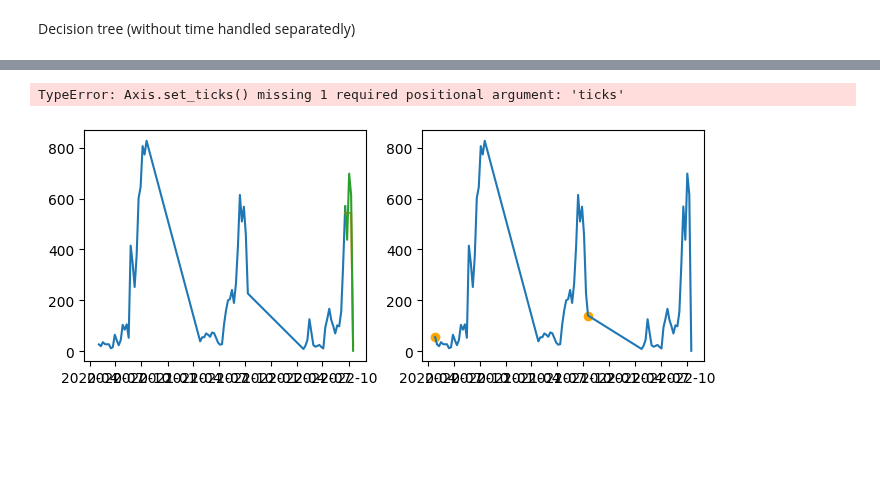
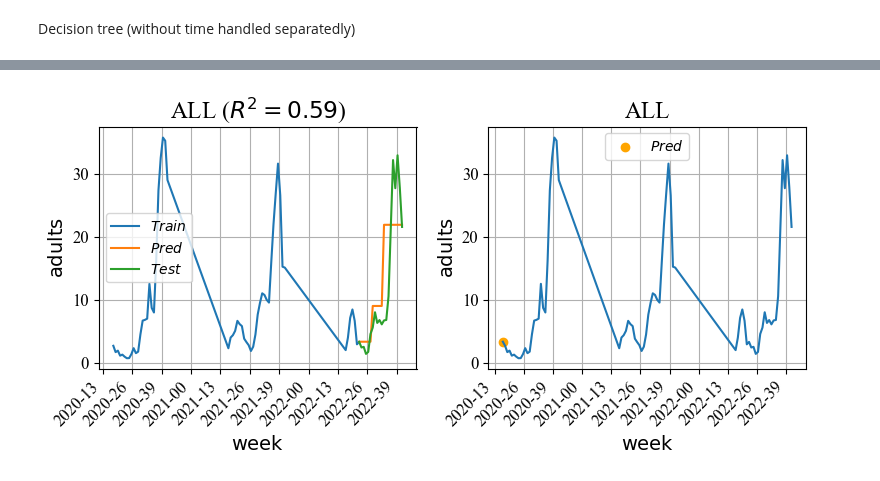
Before and after one commit to big-unibo/explain, a Jupyter notebook: intentional/src/main/python/predict.ipynb, the cells around one changed output, grey strips where cells are left out. Saved outputs shown, nothing was run; the diff lists cells and outputs as text; code cells hidden in the pictures; blank space fills up the shorter version.

```diff
--- a/intentional/src/main/python/predict.ipynb
+++ b/intentional/src/main/python/predict.ipynb
@@ -75,5 +50,0 @@ please provide us feedback at https://github.com/pandas-dev/pandas/issues/54466
-# %%
-engine = create_engine('oracle+cx_oracle://{db_user}:{db_password}@{db_host}:{db_port}/{db_name}'.format(**out_db_params))
-query = "SELECT * FROM cimice_dt_time"
-df = pd.read_sql(query, engine)
-df
@@ -262,13 +197,16 @@ memory usage: 5.7+ KB
 # %%
 def mypivot(df, date_attr, column, exog, target_measure, impute=False):
-    df = df.pivot_table(index=date_attr, columns=[column], values=exog, dropna=False)#, aggfunc='sum' , fill_value=-1
-    df.columns = [f'{col[0]}!{col[1]}' if col[1] else col[0] for col in df.columns]
+    if column is not None:
+        df = df.pivot_table(index=date_attr, columns=[column], values=exog, dropna=False)#, aggfunc='sum' , fill_value=-1
+        df.columns = [f'{col[0]}{sep}{col[1]}' if col[1] else col[0] for col in df.columns]
+    else:
+        df.columns = [f'{x}{sep}ALL' if x != date_attr else x for x in df.columns]
     if impute:
-        for x in [x for x in df.columns if "!" in x and target_measure not in x]:
-            df[x] = df[x].fillna(df[x].median())
+        for x in [x for x in df.columns if target_measure not in x and df[x].isnull().any()]:
+            df[x] = df[x].fillna(method='ffill').fillna(method='bfill') # df[x].fillna(df[x].median()) #
     return df[[x for x in df.columns if "index" not in x]]
 
-pdf = mypivot(df.copy(deep=True), date_attr, column, values, target_measure, impute=True).reset_index()# .dropna()
+pdf = mypivot(df.copy(deep=True), date_attr, column, values, target_measure, impute=True)
 pdf.info()
 # %% [output]
 <class 'pandas.core.frame.DataFrame'>
@@ -283,53 +221,52 @@ Data columns (total 4 columns):
 dtypes: datetime64[ns](1), float64(3)
 memory usage: 2.6 KB
 # %%
-def timeseries(df, date_attr, column, target_measure, model):
-    targets = [x for x in df.columns if "!" in x and target_measure in x]
+def melt(df, date_attr, column, target_measure):
+    if column != None:
+        adf = df[[x for x in df.columns if sep not in x or target_measure in x]]
+        adf = pd.melt(adf, id_vars=date_attr, value_vars=[x for x in pdf.columns if target_measure in x], var_name=column, value_name=target_measure)
+        adf[column] = adf[column].apply(lambda x: x.replace(f"{target_measure}{sep}", ""))
+    else:
+        adf = df
+    return adf
+
+def timeseries(df, date_attr, column, target_measure, model, figtitle="dt"):
+    targets = [x for x in df.columns if sep in x and target_measure in x]
     actual_targets = [c for c in targets if df[c].isnull().any()]
-
-    # num_cols = 3
-    # num_rows = len(actual_targets) // num_cols + (len(actual_targets) % num_cols > 0)
-    # Create a figure and subplots
-    # fig, axs = plt.subplots(num_rows, num_cols, figsize=(12, 3*num_rows))
-    fig, axs = plt.subplots(len(actual_targets), 2, figsize=(8, 3*len(actual_targets)), sharex=True, sharey=False)
-    # Flatten the axs array if it's a multi-dimensional array
-    axs = axs.flatten()
+    fig, axs = plt.subplots(len(actual_targets), 2, figsize=(8, 1 + 3*len(actual_targets)), sharex=False, sharey=False)  # Create a figure and subplots
+    axs = axs.flatten()  # Flatten the axs array if it's a multi-dimensional array
     i = 0
     for c in actual_targets:
-        print(f"ts({c})")
-        # drop the wrong target measures
-        cdf = df.drop(columns=[x for x in targets if x != c], axis=1)
-        # drop the wrong slices
-        cdf = df.drop(columns=[x for x in df.columns if "!" in x and c.split("!")[1] not in x], axis=1)
-        cdf = cdf.sort_values(by=[date_attr])
+        cdf = df.drop(columns=[x for x in targets if x != c], axis=1)  # drop the wrong target measures
+        cdf = df.drop(columns=[x for x in df.columns if sep in x and c.split(sep)[1] not in x], axis=1)  # drop the wrong slices
         cdf, y, X_train, y_train, X_test, y_test, y_pred, missing_values_df, value = model(cdf, c, date_attr=date_attr)
         df[c] = cdf[c]
-        print(y_train)
+
+        # plot
+        fig.autofmt_xdate()
         axs[i].plot(cdf[date_attr].loc[X_train.index], y_train, label="$Train$")
         if y_pred is not None:
             axs[i].plot(cdf[date_attr].loc[X_test.index], y_pred, label="$Pred$")
-        axs[i].plot(cdf[date_attr].loc[X_test.index], y_test, label="$Test$")
+        axs[i].plot(cdf[date_attr].loc[X_test.index], y_test, label="$Test$") # , c='darkorange'
         axs[i + 1].plot(cdf[date_attr], y)
         axs[i + 1].scatter(cdf[date_attr].loc[missing_values_df.index], missing_values_df[c], label="$Pred$", c='orange')
-        axs[i].set_xticks(rotation=90)
         for j in range(2):
-            title = f'{c.split("!")[1]}' + (f' ($R^2$={round(value, 2)})' if j == 0 else '')
+            title = f'{c.split(sep)[1]}' + (f' ($R^2={max(0.0, round(value, 2))}$)' if j == 0 else '')
+            myFmt = DateFormatter("%Y-%W")
+            axs[i + j].tick_params(axis='x', rotation=45)
+            axs[i + j].xaxis.set_major_formatter(myFmt)
             axs[i + j].set_title(title)
-            axs[i + j].set_xlabel(date_attr)
-            axs[i + j].set_ylabel(f'{c.split("!")[0]}')
+            axs[i + j].set_xlabel('$\\sf{' + date_attr.replace("week_in_year", "week") + '}$')
+            axs[i + j].set_ylabel('$\\sf{' + c.split(sep)[0].replace('avg', '') + '}$')
             axs[i + j].grid()
             if i == 0:
                 axs[i + j].legend()
         i += 2
-
     fig.tight_layout()
-    fig.savefig(f"{c}.svg")
-    adf = df[[x for x in df.columns if "!" not in x or target_measure in x]]
-    adf = pd.melt(adf, id_vars=date_attr, value_vars=[x for x in pdf.columns if target_measure in x], var_name=column, value_name=target_measure)
-    adf[column] = adf[column].apply(lambda x: x.replace(f"{target_measure}!", ""))
-    return adf
+    for ext in ["svg", "pdf"]: fig.savefig(f"{figtitle}_{c}.{ext}")
+    return melt(df, date_attr, column, target_measure)
 
 
-adf = timeseries(pdf.copy(deep=True), date_attr, column, target_measure, dtree)
-adf
+adf = timeseries(pdf.copy(deep=True), date_attr, column, target_measure, dtree, figtitle="dt")
+# adf
 # %% [output]
@@ -349,2 +273 @@ Name: adults!BO, Length: 72, dtype: float64
-TypeError: Axis.set_ticks() missing 1 required positional argument: 'ticks'
-[figure, old version]
+[figure, new version]
```
Also changed, not shown: parts of 17 cells of this notebook, 1 other file.
